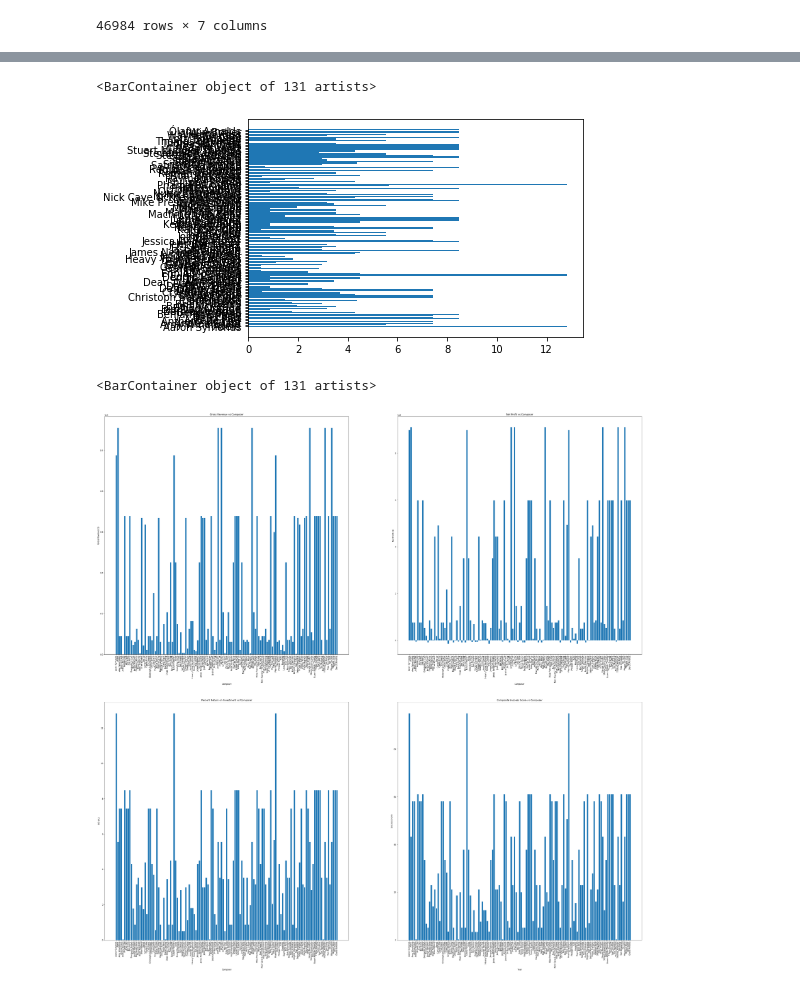
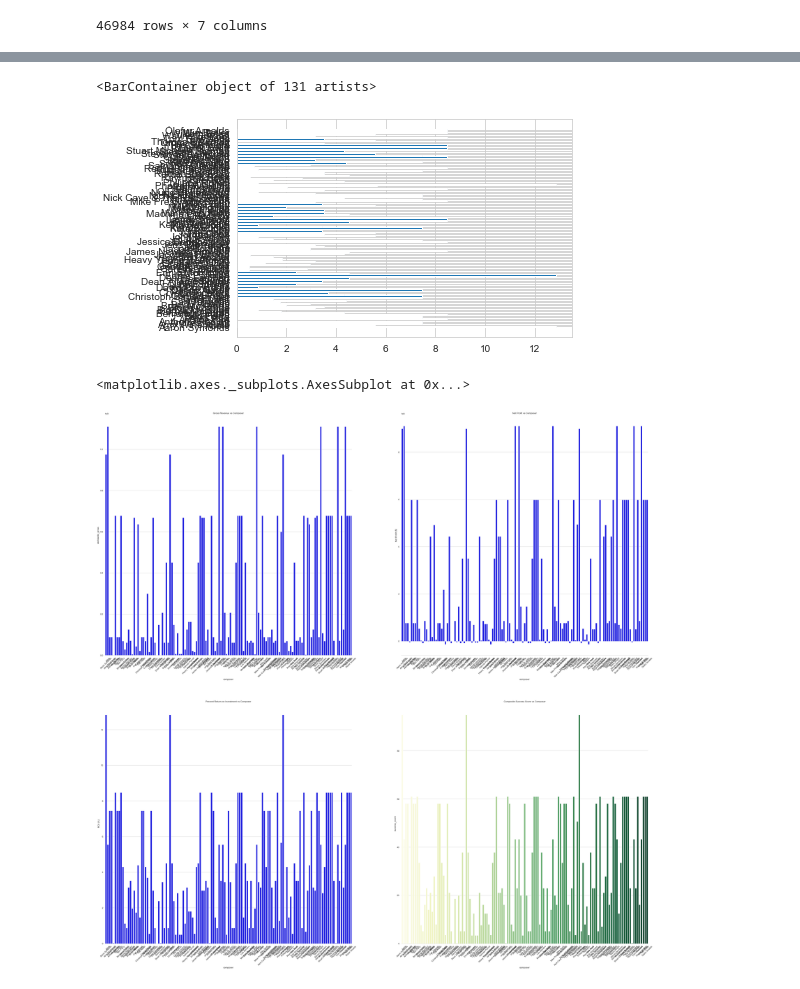
Before and after one commit to benspils/movie-content-analysis, a Jupyter notebook: Setting Up Data.ipynb, the cells around one changed output, grey strips where cells are left out. Cells and saved outputs as stored; diff of their text form; code cells hidden in the pictures.

```diff
--- a/Setting Up Data.ipynb
+++ b/Setting Up Data.ipynb
@@ -474,16 +485,20 @@ master_composer.head()
 # %%
 master_composer.groupby("composer").mean().sort_values("success_score", ascending=False)
 plt.barh(master_composer.groupby("composer").mean().index, master_composer.groupby("composer").mean().worldwide_gross/master_composer.groupby("composer").mean().production_budget)
+
+
+master_composer.sort_values(by=)
 # %% [output]
 <BarContainer object of 131 artists>
-[figure, old version]
+[figure, new version]
 # %%
 figure, ax = plt.subplots(2, 2, figsize=(50, 50))
-x=master_composer.groupby("composer").mean().index
-y0_gross_rev= master_composer.groupby("composer").mean().worldwide_gross
-y1_net_prof= master_composer.groupby("composer").mean().worldwide_gross-master_composer.groupby("composer").mean().production_budget
-y2_roi_percent= master_composer.groupby("composer").mean().worldwide_gross/master_composer.groupby("composer").mean().production_budget
-y3_comp= master_composer.groupby("composer").mean().success_score
+x=master_composer.groupby("composer").median().index
+y0_gross_rev= master_composer.groupby("composer").median().worldwide_gross
+y1_net_prof= master_composer.groupby("composer").median().worldwide_gross-master_composer.groupby("composer").median().production_budget
+y2_roi_percent= master_composer.groupby("composer").median().worldwide_gross/master_composer.groupby("composer").median().production_budget
+y3_comp= master_composer.groupby("composer").median().success_score
+
 ax[0][0].set_title('Gross Revenue vs Composer')
 ax[0][0].set_xlabel('Composer')
 ax[0][0].set_ylabel('Gross Revenue ($)')
@@ -496,17 +511,45 @@ ax[1][0].set_ylabel('ROI (%)')
 ax[1][1].set_title('Composite Success Score vs Composer')
 ax[1][1].set_xlabel('Year')
 ax[1][1].set_ylabel('Success Score')
-ax[0][0].set_xticklabels(x,rotation=90)
-ax[0][1].set_xticklabels(x,rotation=90)
-ax[1][0].set_xticklabels(x,rotation=90)
-ax[1][1].set_xticklabels(x,rotation=90)
-ax[0][0].bar(x, y0_gross_rev)
-ax[0][1].bar(x, y1_net_prof)
-ax[1][0].bar(x, y2_roi_percent)
-ax[1][1].bar(x, y3_comp)
+
+ax[0][0].set_xticklabels(x,rotation=45)
+ax[0][1].set_xticklabels(x,rotation=45)
+ax[1][0].set_xticklabels(x,rotation=45)
+ax[1][1].set_xticklabels(x,rotation=45)
+
+ax[0][0].spines['top'].set_visible(False)
+ax[0][0].spines['right'].set_visible(False)
+ax[0][0].spines['left'].set_visible(False)
+ax[0][0].spines['bottom'].set_color('#DDDDDD')
+
+ax[0][1].spines['top'].set_visible(False)
+ax[0][1].spines['right'].set_visible(False)
+ax[0][1].spines['left'].set_visible(False)
+ax[0][1].spines['bottom'].set_color('#DDDDDD')
+
+ax[1][0].spines['top'].set_visible(False)
+ax[1][0].spines['right'].set_visible(False)
+ax[1][0].spines['left'].set_visible(False)
+ax[1][0].spines['bottom'].set_color('#DDDDDD')
+
+ax[1][1].spines['top'].set_visible(False)
+ax[1][1].spines['right'].set_visible(False)
+ax[1][1].spines['left'].set_visible(False)
+ax[1][1].spines['bottom'].set_color('#DDDDDD')
+
+sns.set_style("whitegrid")
+sns.barplot(x, y0_gross_rev, ax=ax[0][0], color='blue')
+sns.barplot(x, y1_net_prof, ax=ax[0][1], color='blue')
+sns.barplot(x, y2_roi_percent, ax=ax[1][0], color='blue')
+sns.barplot(x, y3_comp, ax=ax[1][1], palette='YlGn')
+
+# ax[0][0].bar(x, y0_gross_rev)
+# ax[0][1].bar(x, y1_net_prof)
+# ax[1][0].bar(x, y2_roi_percent)
+# ax[1][1].bar(x, y3_comp)
 # %% [output]
-<BarContainer object of 131 artists>
+<matplotlib.axes._subplots.AxesSubplot at 0x...>
-[figure, old version]
+[figure, new version]
 # %%
 master_table.groupby("start_year").mean().sort_values("success_score", ascending=False)
 plt.barh(master_table.groupby("start_year").mean().index, master_table.groupby("start_year").mean().worldwide_gross/master_table.groupby("start_year").mean().production_budget)
```
Also changed, not shown: parts of 9 cells of this notebook, 1 other file.
